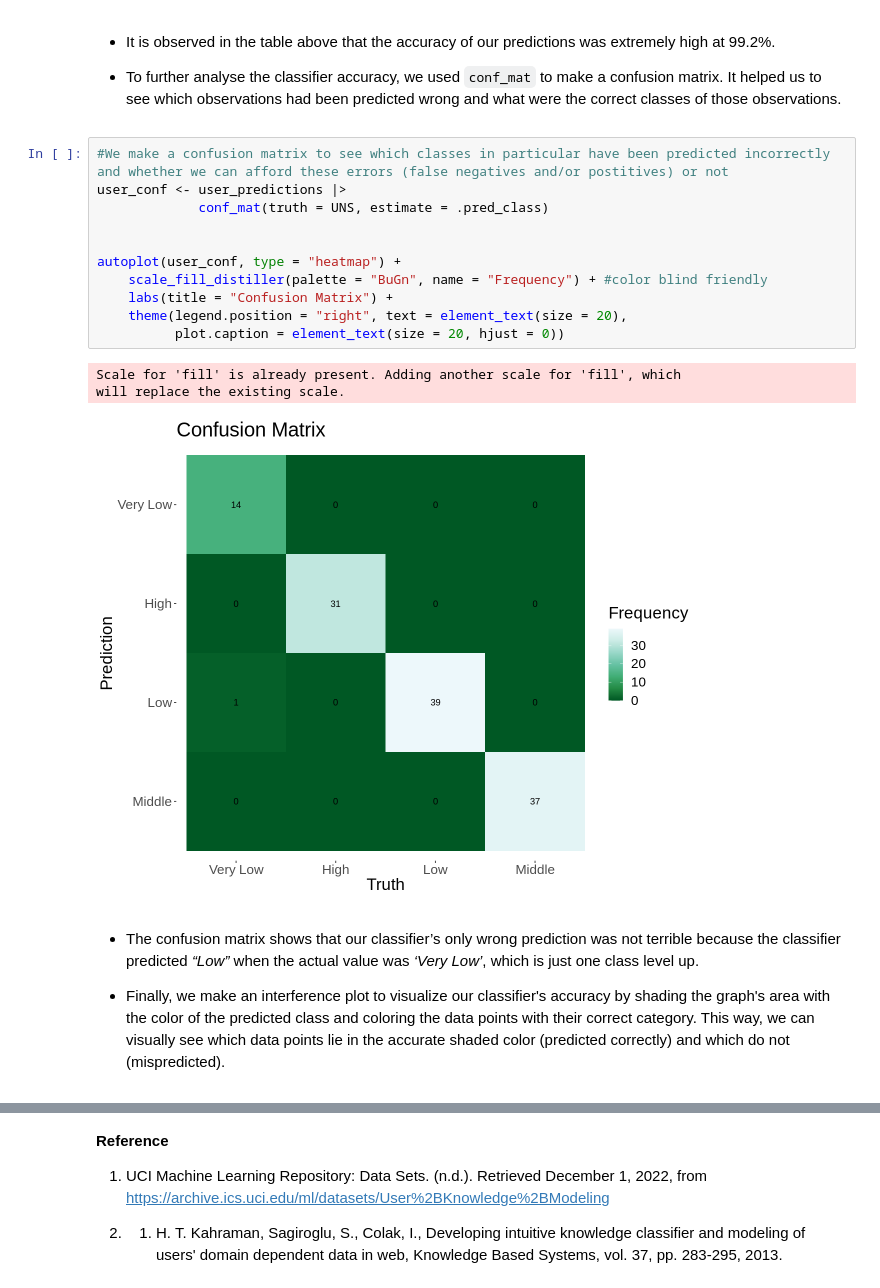
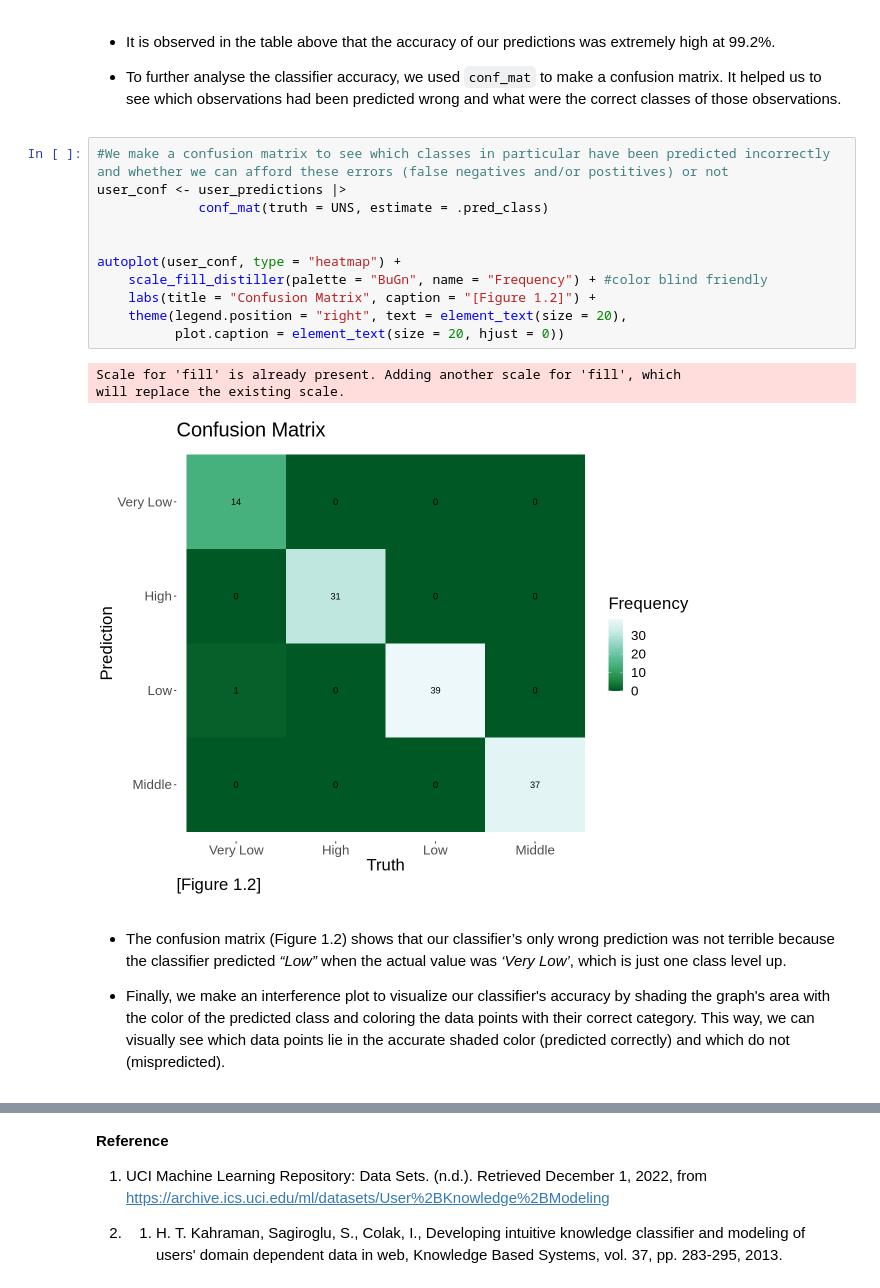
Before and after one commit to DarkEli/dscigroup91project, a Jupyter notebook: GROUP REPORT.ipynb, the cells around one changed output, grey strips where cells are left out. Cells and saved outputs as stored; diff of their text form.

```diff
--- a/GROUP REPORT.ipynb
+++ b/GROUP REPORT.ipynb
@@ -469,20 +497,20 @@ A tibble: 1 × 3
 # %%
 #We make a confusion matrix to see which classes in particular have been predicted incorrectly and whether we can afford these errors (false negatives and/or postitives) or not
 user_conf <- user_predictions |>
              conf_mat(truth = UNS, estimate = .pred_class)
 
 
 autoplot(user_conf, type = "heatmap") +
     scale_fill_distiller(palette = "BuGn", name = "Frequency") + #color blind friendly
-    labs(title = "Confusion Matrix") +
+    labs(title = "Confusion Matrix", caption = "[Figure 1.2]") +
     theme(legend.position = "right", text = element_text(size = 20),
           plot.caption = element_text(size = 20, hjust = 0))
 # %% [output]
 Scale for 'fill' is already present. Adding another scale for 'fill', which
 will replace the existing scale.
-[figure, old version]
+[figure, new version]
 # %% [markdown]
-* The confusion matrix shows that our classifier’s only wrong prediction was not terrible because the classifier predicted *“Low”* when the actual value was *‘Very Low’*, which is just one class level up.
+* The confusion matrix (Figure 1.2) shows that our classifier’s only wrong prediction was not terrible because the classifier predicted *“Low”* when the actual value was *‘Very Low’*, which is just one class level up.
 
 * Finally, we make an interference plot to visualize our classifier's accuracy by shading the graph's area with the color of the predicted class and coloring the data points with their correct category. This way, we can visually see which data points lie in the accurate shaded color (predicted correctly) and which do not (mispredicted).
 # %%
```
Also changed, not shown: parts of 18 cells of this notebook.
